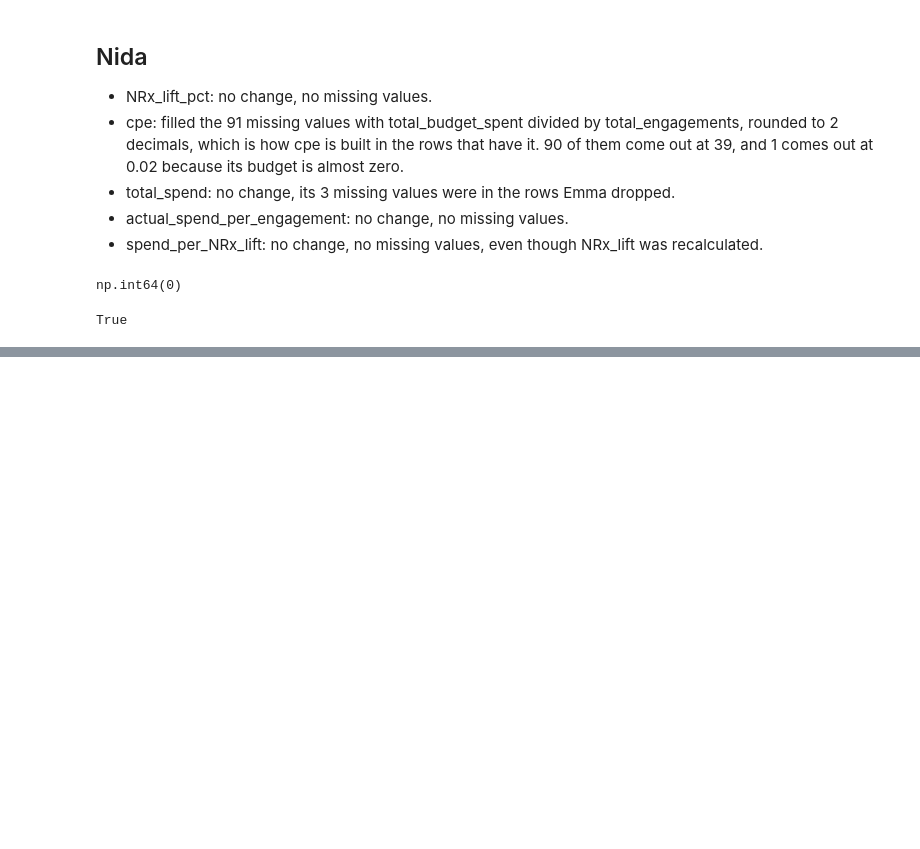
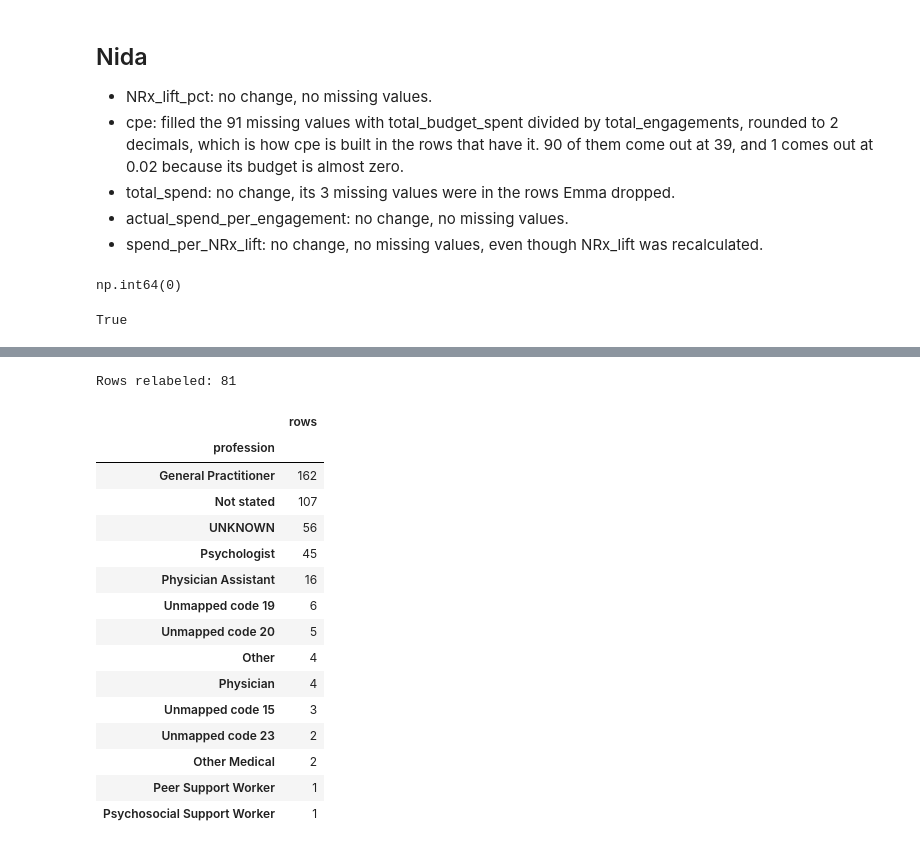
Before and after one commit to Break-Through-Tech/Pharma-1A-predicting-pharma-ad-performance, a Jupyter notebook: notebooks/clean_dataset.ipynb, the cells around one changed output, grey strips where cells are left out. Saved outputs shown, nothing was run; the diff lists cells and outputs as text; code cells hidden in the pictures; blank space fills up the shorter version.

```diff
--- a/notebooks/clean_dataset.ipynb
+++ b/notebooks/clean_dataset.ipynb
@@ -223,0 +231,30 @@ df.shape
+# %%
+def tidy_profession(v):
+    if isinstance(v, (int, float)) or str(v).isdigit():
+        return f"Unmapped code {int(v)}"
+    if v in ("UNKNOWN", "Not stated"):
+        return v
+    return str(v).title() if str(v).islower() else v
+
+before = df["profession"].copy()
+df["profession"] = df["profession"].map(tidy_profession)
+print("Rows relabeled:", (before.astype(str) != df["profession"]).sum())
+df["profession"].value_counts().to_frame("rows")
+# %% [output]
+Rows relabeled: 81
+|  | rows |
+| profession |  |
+| General Practitioner | 162 |
+| Not stated | 107 |
+| UNKNOWN | 56 |
+| Psychologist | 45 |
+| Physician Assistant | 16 |
+| Unmapped code 19 | 6 |
+| Unmapped code 20 | 5 |
+| Other | 4 |
+| Physician | 4 |
+| Unmapped code 15 | 3 |
+| Unmapped code 23 | 2 |
+| Other Medical | 2 |
+| Peer Support Worker | 1 |
+| Psychosocial Support Worker | 1 |
```
Also changed, not shown: parts of 16 cells of this notebook, 3 other files.
